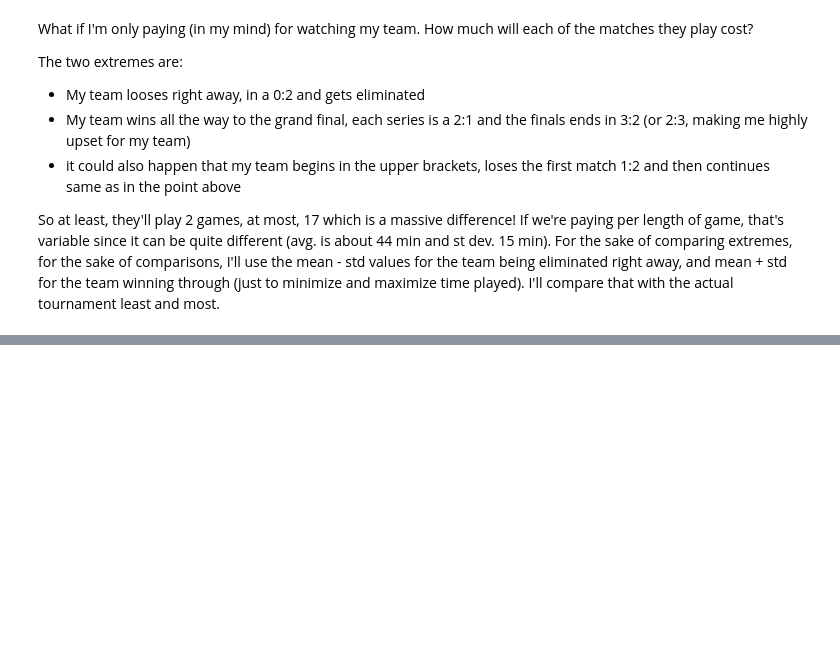
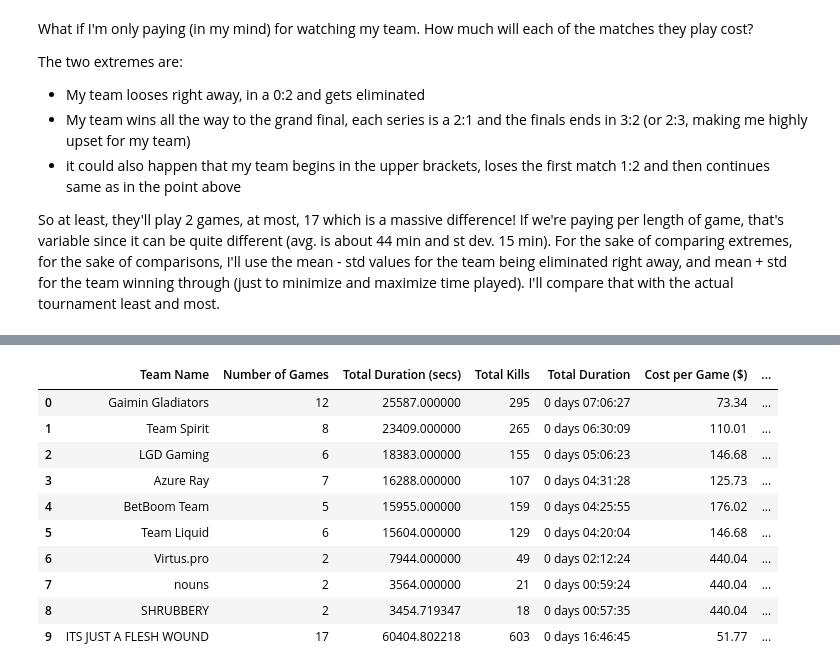
Before and after one commit to tomoumer/dota2_ti12, a Jupyter notebook: notebooks/01_eda_ti12.ipynb, the cells around one changed output, grey strips where cells are left out. Drawn from its saved outputs; the diff is of its cells as text; code cells hidden in the pictures; blank space fills up the shorter version.

```diff
--- a/notebooks/01_eda_ti12.ipynb
+++ b/notebooks/01_eda_ti12.ipynb
@@ -371 +465,47 @@ note to myself; contrast the actual, with the
+# %%
+team_worth = team_stats[['Team Name','Total Games', 'Total Play Time (secs)', 'Total Kills']].copy()
+
+# for consistency
+team_worth = team_worth.rename(columns={'Total Games': 'Number of Games', 'Total Play Time (secs)': 'Total Duration (secs)'})
+# %%
+shrub_games = 2
+shrub_duration = shrub_games * (avg_duration - std_duration)
+shrub_kills = round(
+    (lr_fit.params['Intercept'] - 1.96 * lr_fit.bse['Intercept']
+    + (lr_fit.params['Q("Duration (secs)")'] - 1.96* lr_fit.bse['Q("Duration (secs)")'])* shrub_games * (avg_duration - std_duration)
+    ) / 2
+)
+
+fwound_games = 17
+# for winning team, the # kills = # kills per game / 2 + 12
+fwound_duration = fwound_games * (avg_duration + std_duration)
+fwound_kills = round(
+    (lr_fit.params['Intercept'] + 1.96 * lr_fit.bse['Intercept']
+    + (lr_fit.params['Q("Duration (secs)")'] + 1.96* lr_fit.bse['Q("Duration (secs)")'])* fwound_games * (avg_duration + std_duration)
+    ) / 2 + fwound_games * 7
+)
+# %%
+team_worth.loc[8] = ['SHRUBBERY', shrub_games, shrub_duration, shrub_kills]
+team_worth.loc[9] = ['ITS JUST A FLESH WOUND', fwound_games, fwound_duration, fwound_kills]
+# %%
+team_worth['Total Duration'] = pd.to_timedelta(team_worth['Total Duration (secs)'], 's').round('s')
+
+team_worth['Cost per Game ($)'] = round(event_cost / team_worth['Number of Games'], 2)
+team_worth['Cost per Minute ($)'] = round(event_cost * 60/ team_worth['Total Duration (secs)'], 2)
+team_worth['Cost per Hour ($)'] = round(event_cost * 3600/ team_worth['Total Duration (secs)'], 2)
+team_worth['Cost per Kill ($)'] = round(event_cost / team_worth['Total Kills'], 2)
+# %%
+team_worth
+# %% [output]
+|  | Team Name | Number of Games | Total Duration (secs) | Total Kills | Total Duration | Cost per Game ($) | ... |
+| 0 | Gaimin Gladiators | 12 | 25587.000000 | 295 | 0 days 07:06:27 | 73.34 | ... |
+| 1 | Team Spirit | 8 | 23409.000000 | 265 | 0 days 06:30:09 | 110.01 | ... |
+| 2 | LGD Gaming | 6 | 18383.000000 | 155 | 0 days 05:06:23 | 146.68 | ... |
+| 3 | Azure Ray | 7 | 16288.000000 | 107 | 0 days 04:31:28 | 125.73 | ... |
+| 4 | BetBoom Team | 5 | 15955.000000 | 159 | 0 days 04:25:55 | 176.02 | ... |
+| 5 | Team Liquid | 6 | 15604.000000 | 129 | 0 days 04:20:04 | 146.68 | ... |
+| 6 | Virtus.pro | 2 | 7944.000000 | 49 | 0 days 02:12:24 | 440.04 | ... |
+| 7 | nouns | 2 | 3564.000000 | 21 | 0 days 00:59:24 | 440.04 | ... |
+| 8 | SHRUBBERY | 2 | 3454.719347 | 18 | 0 days 00:57:35 | 440.04 | ... |
+| 9 | ITS JUST A FLESH WOUND | 17 | 60404.802218 | 603 | 0 days 16:46:45 | 51.77 | ... |
 # %%
```
Also changed, not shown: parts of 57 cells of this notebook.
